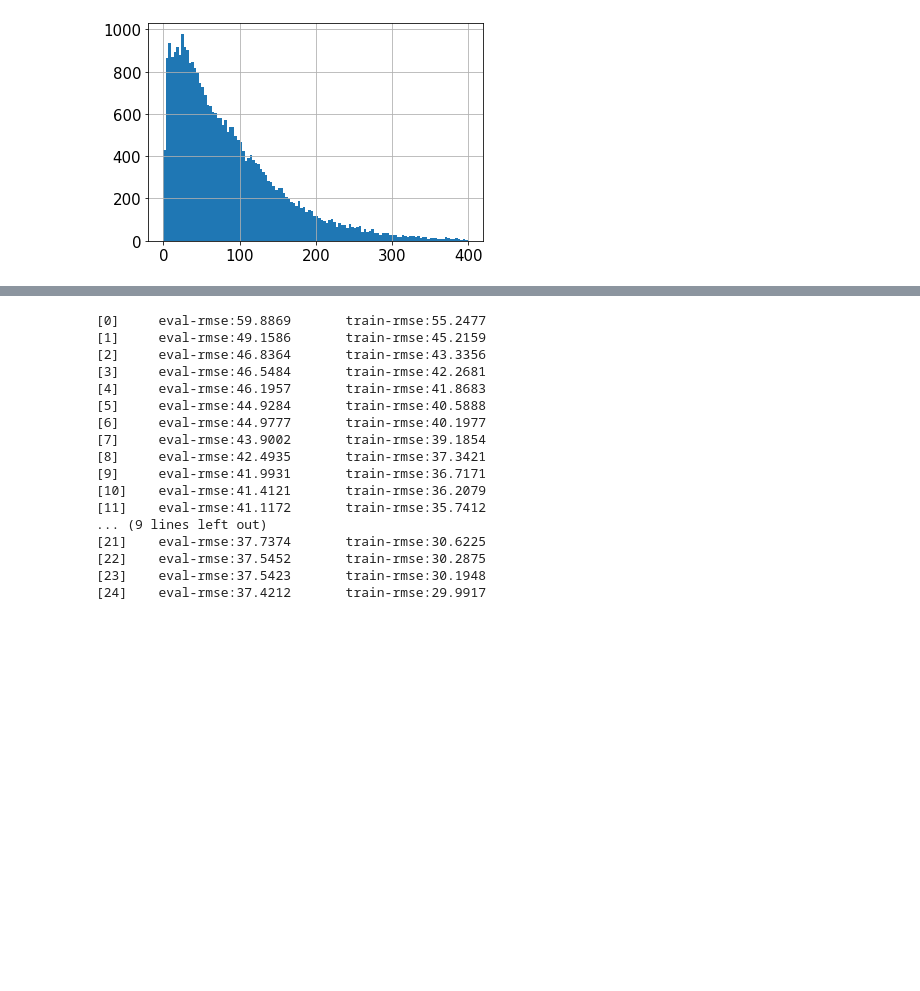
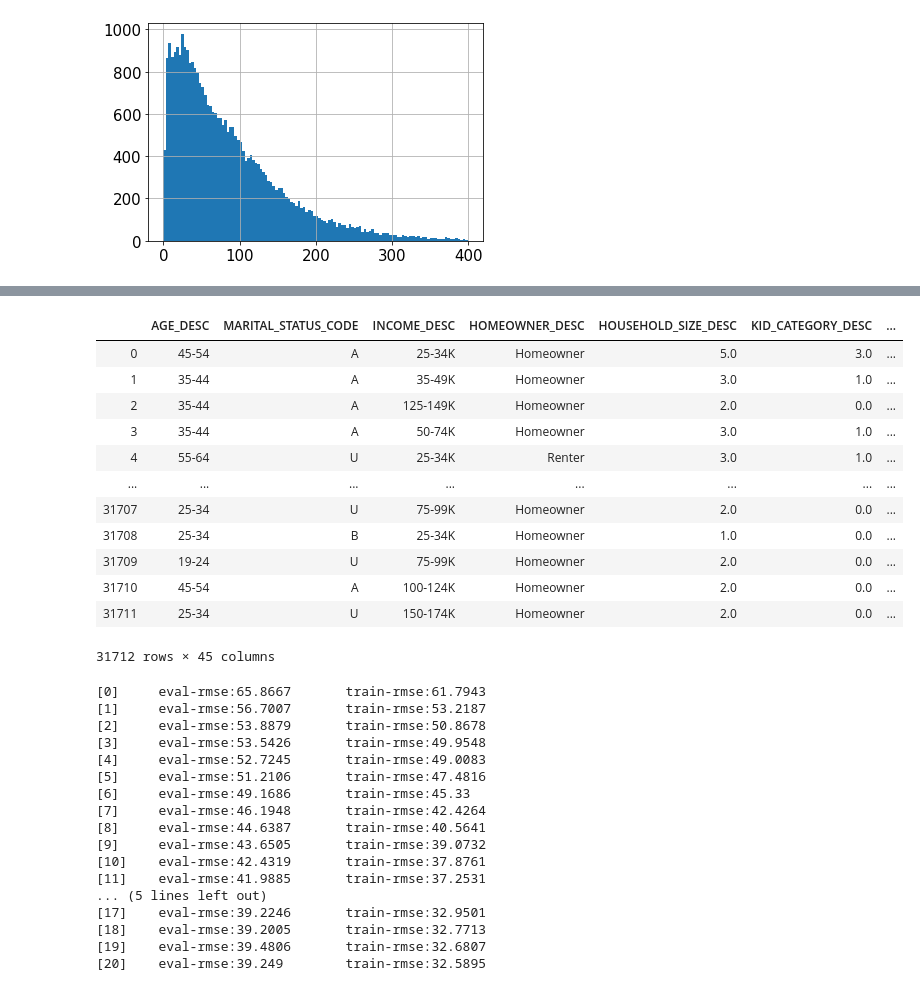
Before and after one commit to robmoratore/ShellDnA, a Jupyter notebook: DnA 2.0/Predict weekly consumption.ipynb, the cells around one changed output, grey strips where cells are left out. Cells and saved outputs as stored; diff of their text form; code cells hidden in the pictures; blank space fills up the shorter version.

```diff
--- a/DnA 2.0/Predict weekly consumption.ipynb
+++ b/DnA 2.0/Predict weekly consumption.ipynb
@@ -57,7 +96,12 @@ columns_to_predict_on = ['AGE_DESC',
         'last_shopping_day', 'days_since_last_shopping',
        'last_shopping_week', 'weeks_since_last_shopping',
        'amount_spent_last_week', 'previous_amount_spent', 'month', 'season',
-       'month_x', 'month_y', 'combination_feature_prevAmount','combination_feature_monday']
+       'month_x', 'month_y',
+            'time_spent_in_shop',
+                         'difference_fuel_price'
+#                         'lower_fake','higher_fake'
+                        ]
+
 
 
 # columns_to_predict_on = ['Monday %', 'Tuesday %', 'Wednesday %',
@@ -105,6 +149,22 @@ data['combination_feature_prevAmount'].hist(bins=120)
 X = data[columns_to_predict_on]
 
 y = data['SALES_VALUE']
+# %%
+X
+# %% [output]
+|  | AGE_DESC | MARITAL_STATUS_CODE | INCOME_DESC | HOMEOWNER_DESC | HOUSEHOLD_SIZE_DESC | KID_CATEGORY_DESC | ... |
+| 0 | 45-54 | A | 25-34K | Homeowner | 5.0 | 3.0 | ... |
+| 1 | 35-44 | A | 35-49K | Homeowner | 3.0 | 1.0 | ... |
+| 2 | 35-44 | A | 125-149K | Homeowner | 2.0 | 0.0 | ... |
+| 3 | 35-44 | A | 50-74K | Homeowner | 3.0 | 1.0 | ... |
+| 4 | 55-64 | U | 25-34K | Renter | 3.0 | 1.0 | ... |
+| ... | ... | ... | ... | ... | ... | ... | ... |
+| 31707 | 25-34 | U | 75-99K | Homeowner | 2.0 | 0.0 | ... |
+| 31708 | 25-34 | B | 25-34K | Homeowner | 1.0 | 0.0 | ... |
+| 31709 | 19-24 | U | 75-99K | Homeowner | 2.0 | 0.0 | ... |
+| 31710 | 45-54 | A | 100-124K | Homeowner | 2.0 | 0.0 | ... |
+| 31711 | 25-34 | U | 150-174K | Homeowner | 2.0 | 0.0 | ... |
+31712 rows × 45 columns
 # %%
 X = pd.get_dummies(X)
 
@@ -138,26 +198,26 @@ dtest = xgb.DMatrix(X_test, label=y_test)
 param = {'max_depth':5, 'eta':0.7, 'booster':'gbtree', 'subsample':0.5,
          'objective':'reg:squarederror','eval_metric':'rmse'}
 evallist = [(dtest, 'eval'), (dtrain, 'train')]
-num_round =25
+num_round = 21
 bst = xgb.train(param, dtrain, num_round, evallist)
 # %% [output]
-[0]     eval-rmse:59.8869       train-rmse:55.2477
-[1]     eval-rmse:49.1586       train-rmse:45.2159
-[2]     eval-rmse:46.8364       train-rmse:43.3356
-[3]     eval-rmse:46.5484       train-rmse:42.2681
-[4]     eval-rmse:46.1957       train-rmse:41.8683
-[5]     eval-rmse:44.9284       train-rmse:40.5888
-[6]     eval-rmse:44.9777       train-rmse:40.1977
-[7]     eval-rmse:43.9002       train-rmse:39.1854
-[8]     eval-rmse:42.4935       train-rmse:37.3421
-[9]     eval-rmse:41.9931       train-rmse:36.7171
-[10]    eval-rmse:41.4121       train-rmse:36.2079
-[11]    eval-rmse:41.1172       train-rmse:35.7412
-... (9 lines left out)
-[21]    eval-rmse:37.7374       train-rmse:30.6225
-[22]    eval-rmse:37.5452       train-rmse:30.2875
-[23]    eval-rmse:37.5423       train-rmse:30.1948
-[24]    eval-rmse:37.4212       train-rmse:29.9917
+[0]     eval-rmse:65.8667       train-rmse:61.7943
+[1]     eval-rmse:56.7007       train-rmse:53.2187
+[2]     eval-rmse:53.8879       train-rmse:50.8678
+[3]     eval-rmse:53.5426       train-rmse:49.9548
+[4]     eval-rmse:52.7245       train-rmse:49.0083
+[5]     eval-rmse:51.2106       train-rmse:47.4816
+[6]     eval-rmse:49.1686       train-rmse:45.33
+[7]     eval-rmse:46.1948       train-rmse:42.4264
+[8]     eval-rmse:44.6387       train-rmse:40.5641
+[9]     eval-rmse:43.6505       train-rmse:39.0732
+[10]    eval-rmse:42.4319       train-rmse:37.8761
+[11]    eval-rmse:41.9885       train-rmse:37.2531
+... (5 lines left out)
+[17]    eval-rmse:39.2246       train-rmse:32.9501
+[18]    eval-rmse:39.2005       train-rmse:32.7713
+[19]    eval-rmse:39.4806       train-rmse:32.6807
+[20]    eval-rmse:39.249        train-rmse:32.5895
 # %%
 from sklearn.metrics import mean_absolute_error
 from sklearn.metrics import mean_squared_error
```
Also changed, not shown: parts of 14 cells of this notebook.
